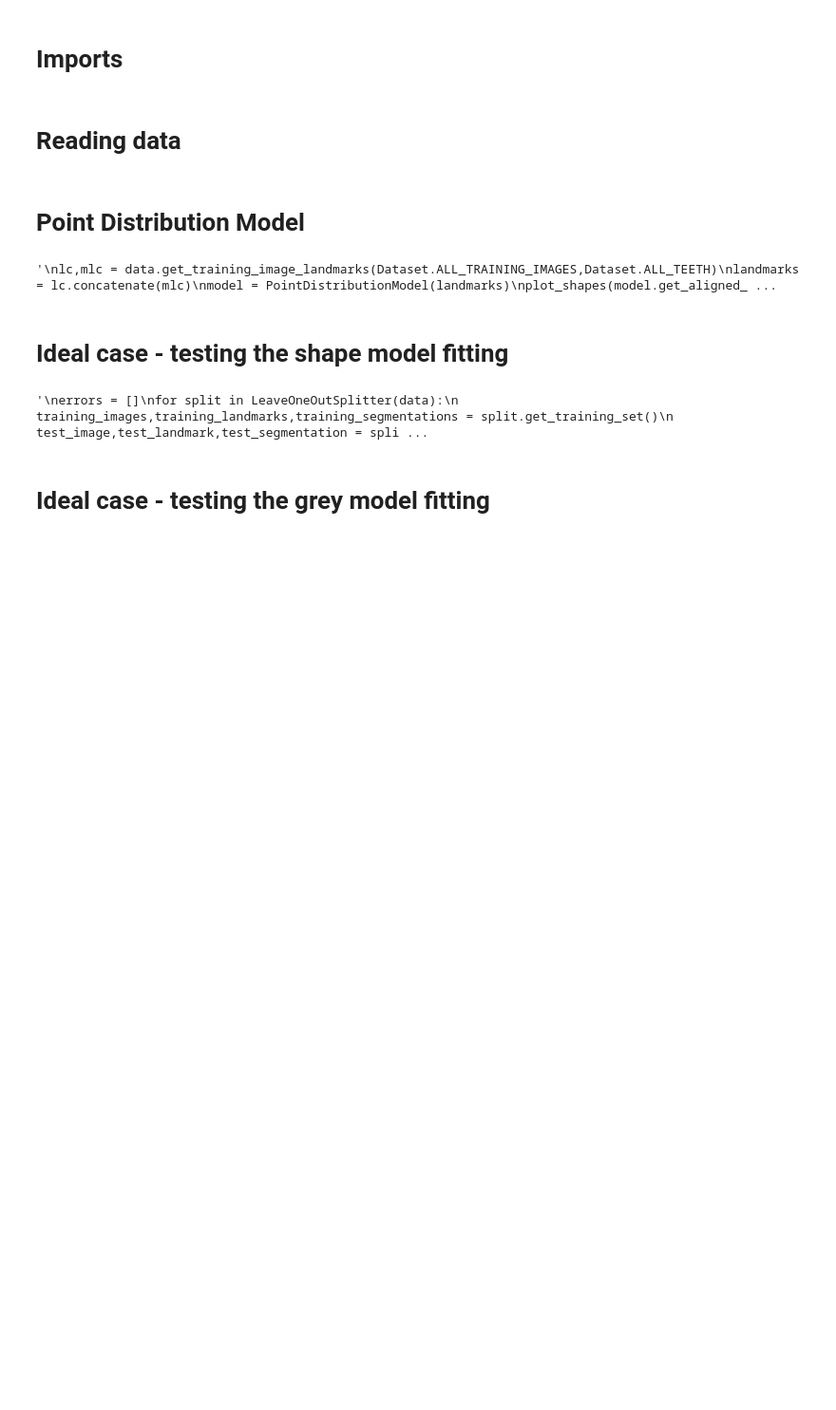
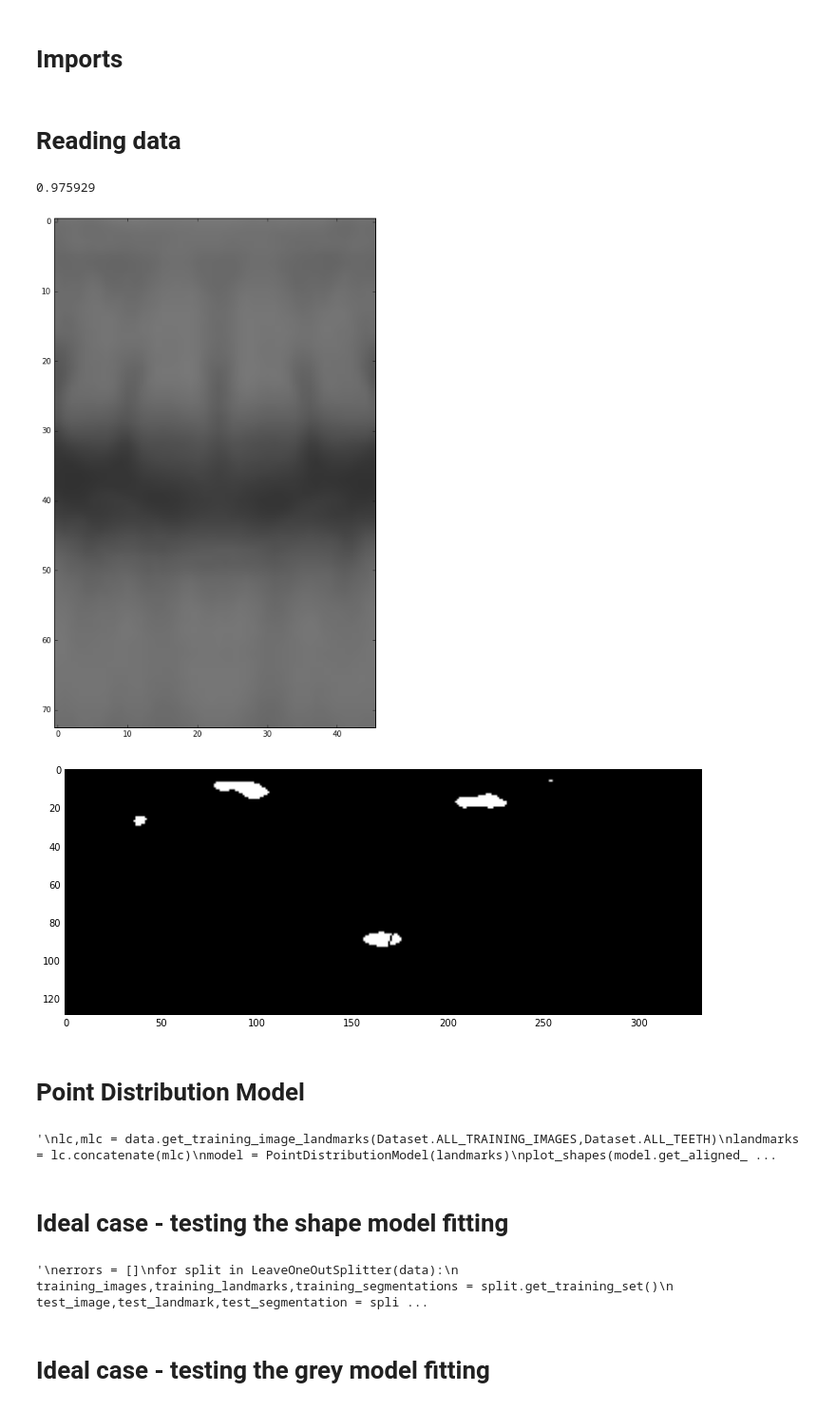
Before and after one commit to bhatturam/IncisorSegmentation, a Jupyter notebook: src/experiments.ipynb, the cells around one changed output. Shown: that part at 95% size. Drawn from its saved outputs; the diff is of its cells as text; code cells hidden in the pictures; blank space fills up the shorter version.

Commit message:
Testing pattern matching

```diff
--- a/src/experiments.ipynb
+++ b/src/experiments.ipynb
@@ -12,6 +13,34 @@ from active_shape_models.models import GreyModel,PointDistributionModel,ActiveSh
 # Reading data
 # %%
 data = Dataset('../data/')
+# %%
+i = 0
+pyr_levels = 4
+for split in LeaveOneOutSplitter(data):
+    if i>0:
+        break
+    training_images,training_landmarks,training_segmentations = split.get_training_set()
+    test_image,test_landmark,test_segmentation = split.get_test_example()
+    scaled_training_images,scaled_training_landmarks,scaled_test_image,scaled_test_landmark = gaussian_pyramid_down(
+        training_images, training_landmarks, test_image, test_landmark, 4)
+    shape_model = PointDistributionModel(scaled_training_landmarks)
+    all_bounding_box_diff = np.squeeze(np.uint32(np.round(np.diff(scaled_training_landmarks.get_mean_shape().get_bounding_box(),axis=0))))
+    datalist = []
+    for j in range(len(scaled_training_landmarks)):
+        shape_bbox = np.uint32(np.round(scaled_training_landmarks[j].get_bounding_box()))
+        cropped = scaled_training_images[j][shape_bbox[0,1]:shape_bbox[1,1],shape_bbox[0,0]:shape_bbox[1,0]]
+        img = cv2.resize(cropped,(all_bounding_box_diff[0],all_bounding_box_diff[1]))
+        datalist.append(img)
+    X = np.uint8(np.mean(np.array(datalist),axis=0))
+    imshow2(X)
+    ret = cv2.matchTemplate(scaled_test_image,X,method=cv2.TM_CCORR_NORMED)
+    print np.max(np.max(ret))
+    imshow2(overlay_shapes_on_image(255*np.uint8(ret>0.97),[shape_model.get_mean_shape_projected()]))
+    i+=1
+# %% [output]
+0.975929
+[figure, added]
+[figure, added]
 # %% [markdown]
 # Point Distribution Model
 # %%
```
Also changed, not shown: parts of 2 cells of this notebook, 2 other files.
